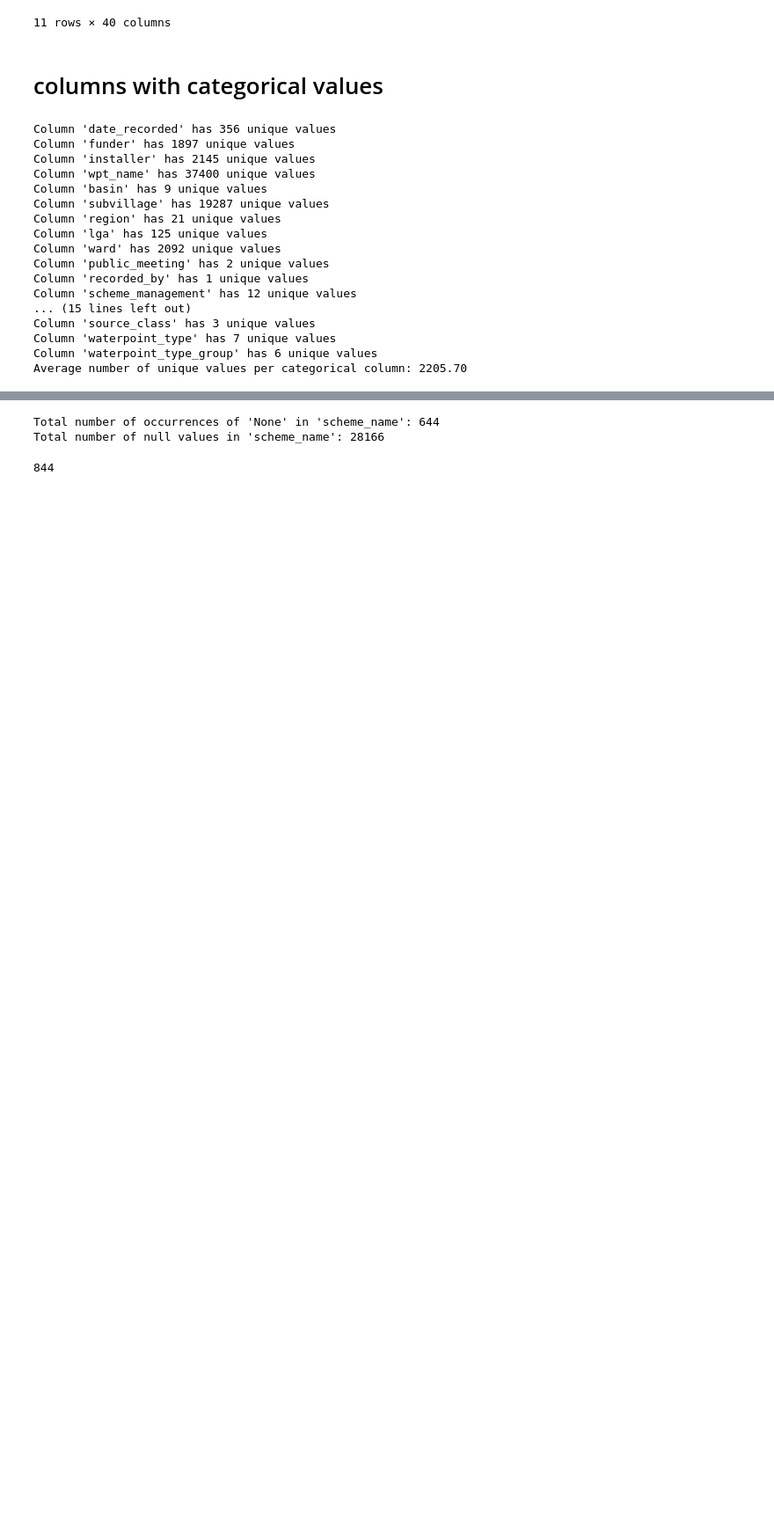
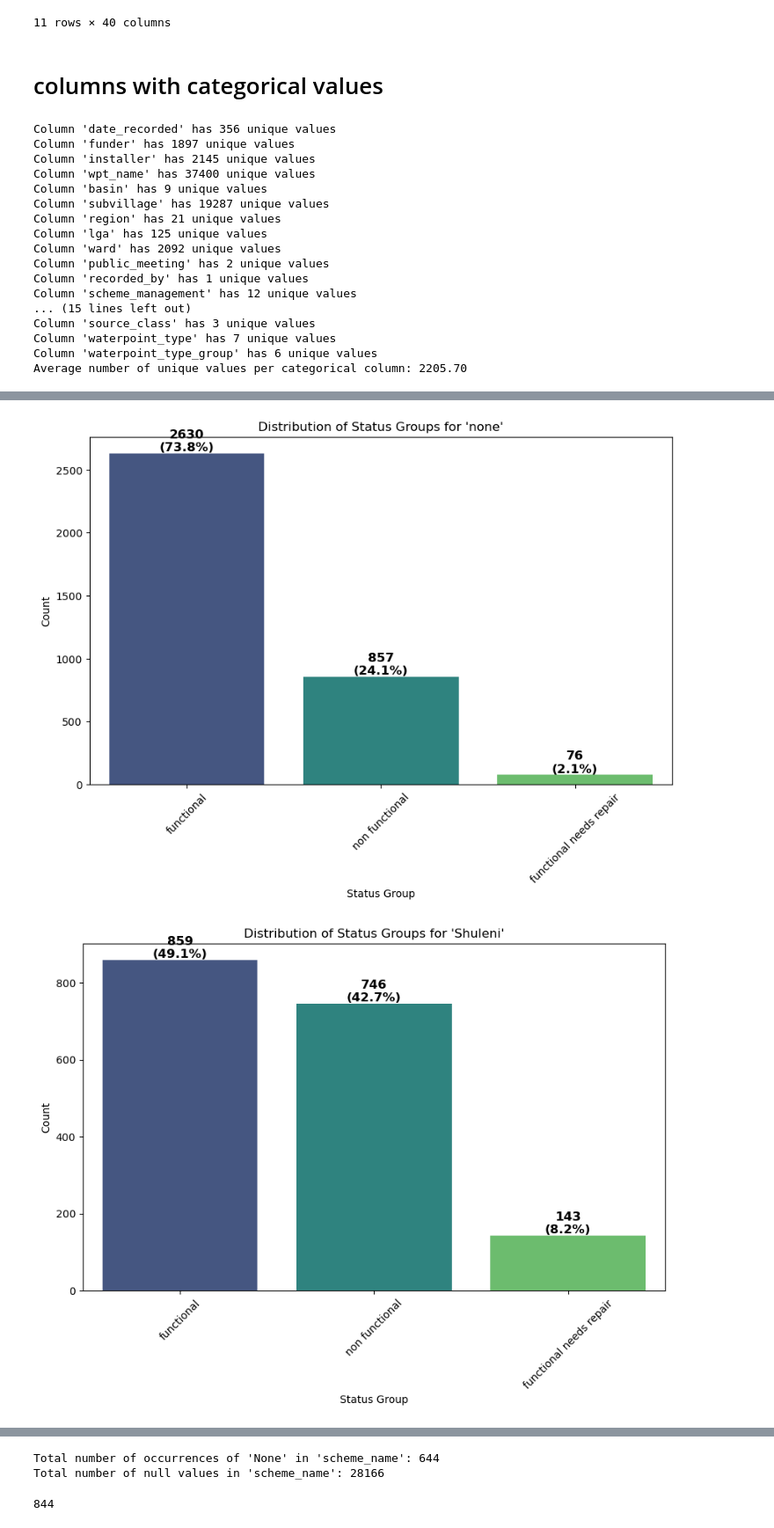
Before and after one commit to avishkar-rawal/MLPR_project, a Jupyter notebook: exlore.ipynb, the cells around one changed output, grey strips where cells are left out. Shown at 88% size. Saved outputs shown, nothing was run; the diff lists cells and outputs as text; code cells hidden in the pictures; blank space fills up the shorter version.

```diff
--- a/exlore.ipynb
+++ b/exlore.ipynb
@@ -79,0 +506,50 @@ Average number of unique values per categorical column: 2205.70
+# %%
+import matplotlib.pyplot as plt
+import seaborn as sns
+
+def plot_status_distribution_for_top_n(merged_df, n=5):
+    """
+    Plots the distribution of 'status_group' for the top 'n' most common 'wpt_name' categories,
+    showing both the count and percentage for each status group.
+
+    Parameters:
+    - merged_df: DataFrame containing 'wpt_name' and 'status_group'
+    - n: Number of top categories to plot (default is 5)
+    """
+    # Find the top n 'wpt_name' categories
+    top_n_wpt = merged_df['wpt_name'].value_counts().head(n).index
+
+    # Create plots for each category
+    for wpt in top_n_wpt:
+        category_df = merged_df[merged_df['wpt_name'] == wpt]
+        status_counts = category_df['status_group'].value_counts().reset_index()
+        status_counts.columns = ['status_group', 'count']
+
+        # Calculate percentage
+        total_count = status_counts['count'].sum()
+        status_counts['percentage'] = (status_counts['count'] / total_count) * 100
+
+        # Plot the bar chart
+        plt.figure(figsize=(10, 6))
+        ax = sns.barplot(data=status_counts, x='status_group', y='count', palette="viridis")
+
+        # Add text labels on bars (Count & Percentage)
+        for p, perc in zip(ax.patches, status_counts['percentage']):
+            ax.annotate(f'{int(p.get_height())}\n({perc:.1f}%)',
+                        (p.get_x() + p.get_width() / 2, p.get_height()),
+                        ha='center', va='bottom', fontsize=12, fontweight='bold', color='black')
+
+        # Customize the plot
+        plt.xlabel("Status Group")
+        plt.ylabel("Count")
+        plt.title(f"Distribution of Status Groups for '{wpt}'")
+        plt.xticks(rotation=45)
+
+        # Show the plot
+        plt.show()
+
+# Example usage:
+plot_status_distribution_for_top_n(merged_df, n=5)  # Change n to any value you need
+# %% [output]
+[figure, added]
+[figure, added]
```
Also changed, not shown: parts of 25 cells of this notebook, 3 other files.
